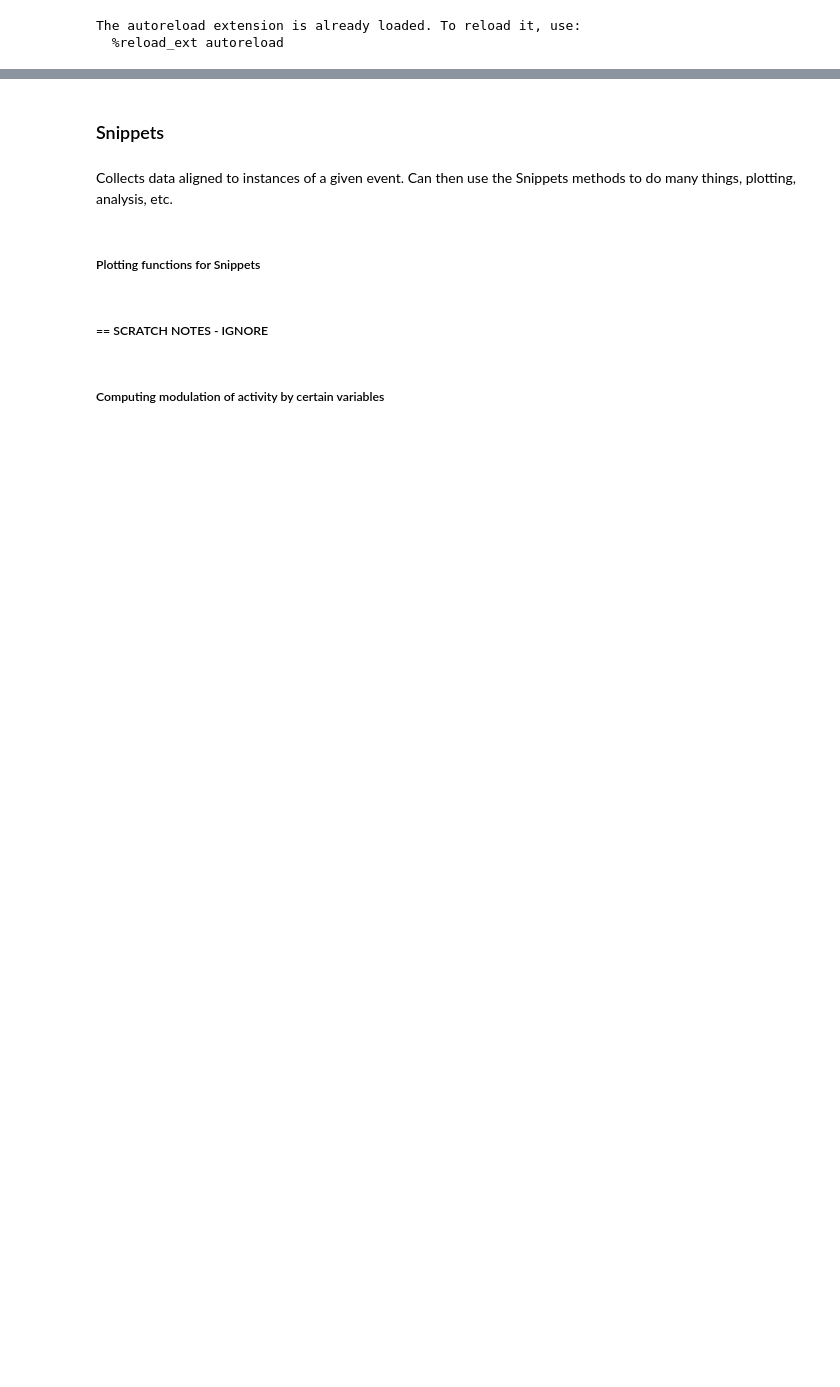
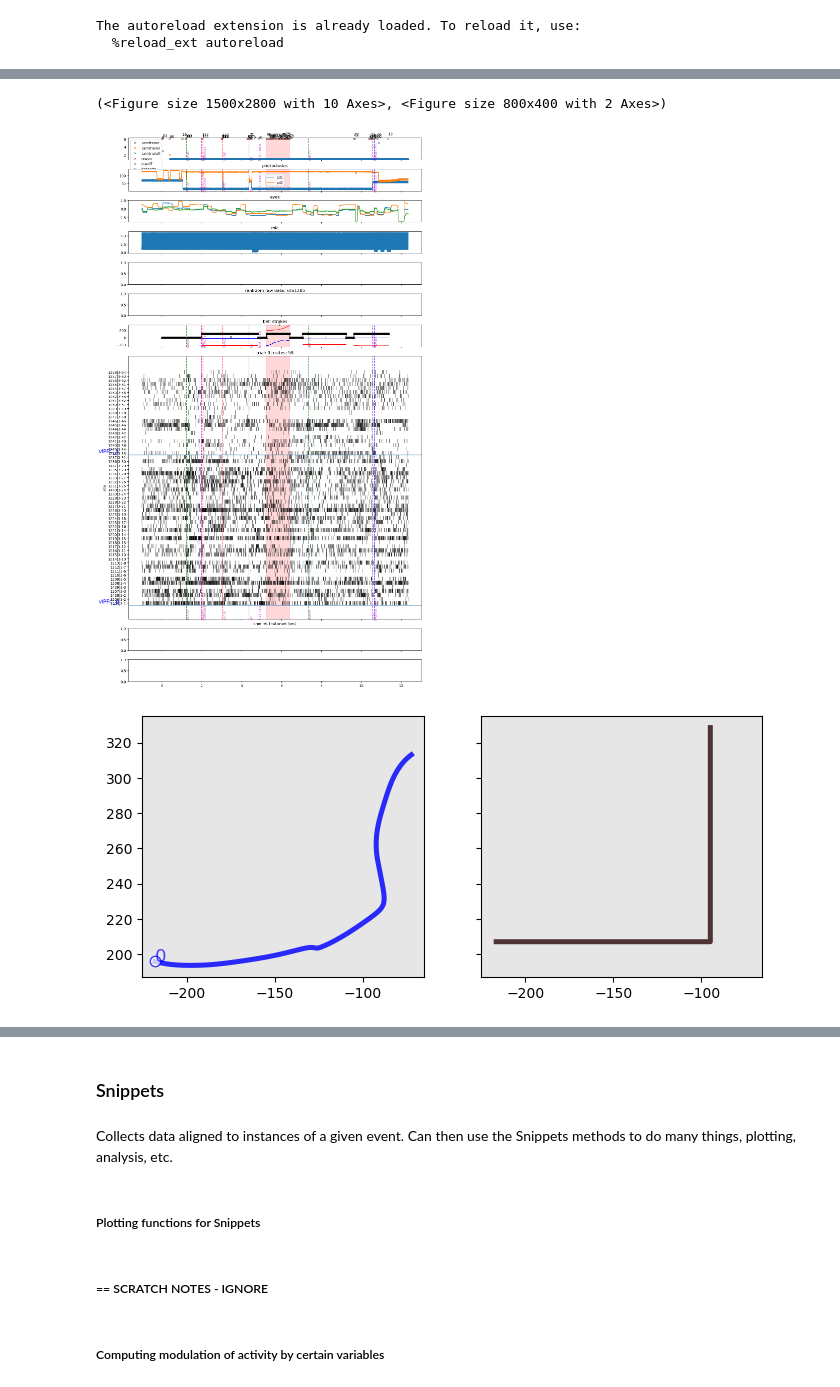
Before and after one commit to lucast4/neuralmonkey, a Jupyter notebook: neuralmonkey/notebooks_tutorials/230627_neural_preprocessing_tutorial.ipynb, the cells around one changed output, grey strips where cells are left out. Cells and saved outputs as stored; diff of their text form; code cells hidden in the pictures; blank space fills up the shorter version.

```diff
--- a/neuralmonkey/notebooks_tutorials/230627_neural_preprocessing_tutorial.ipynb
+++ b/neuralmonkey/notebooks_tutorials/230627_neural_preprocessing_tutorial.ipynb
@@ -113,4 +158,9 @@ TypeError: 'NoneType' object is not subscriptable
 sn.plotwrapper_raster_multrials_onesite(trials[80: 100], 298, alignto="go");
 # %%
 # plot one trial for MULTIPLE sites (also makes plots for photodiodes, eyetracking etc.)
-sn.plotwrapper_raster_oneetrial_multsites(110,sites)
+sites = sn.sitegetterKS_map_region_to_sites("vlPFC")
+sn.plotwrapper_raster_oneetrial_multsites(trial,sites)
+# %% [output]
+(<Figure size 1500x2800 with 10 Axes>, <Figure size 800x400 with 2 Axes>)
+[figure, added]
+[figure, added]
```
Also changed, not shown: parts of 14 cells of this notebook, 1 other file.
